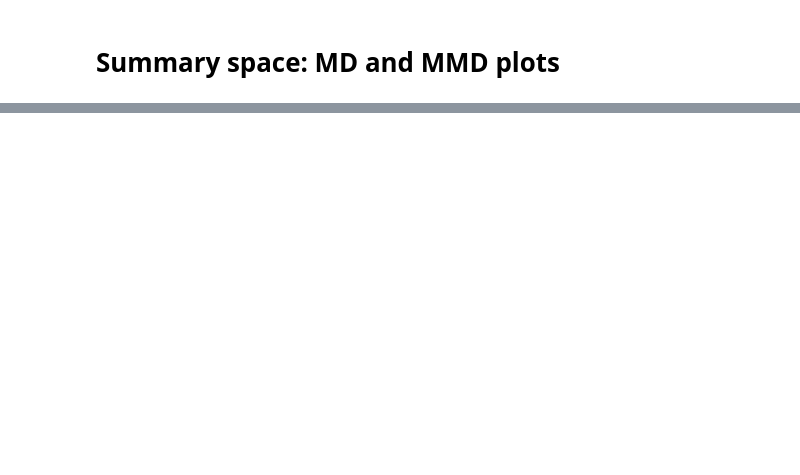
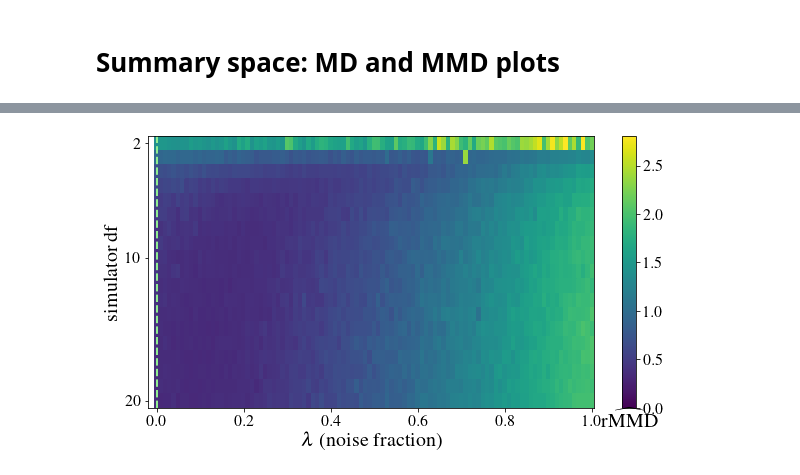
Before and after one commit to marvinschmitt/ModelMisspecificationBF, a Jupyter notebook: abf_mvn_means_full_cov.ipynb, the cells around one changed output, grey strips where cells are left out. Saved outputs shown, nothing was run; the diff lists cells and outputs as text; code cells hidden in the pictures; blank space fills up the shorter version.

```diff
--- a/abf_mvn_means_full_cov.ipynb
+++ b/abf_mvn_means_full_cov.ipynb
@@ -470,7 +474,5 @@ adversarial_diagnostics_mvn_full_cov(trainer, theta=theta, x=x,
 # %% [markdown]
 # Summary space: MD and MMD plots
-# %%
-RERUN_GRID_EXPERIMENT=False
 # %%
 lamda_0 = 5
 nu_0 = 10
@@ -529,6 +533,4 @@ plt.savefig(f"plots/abf_mvn_full_mmd_grid_prior.{FILEFORMAT}", bbox_inches="tigh
 # %%
-RERUN_GRID_EXPERIMENT = False
-
 mu_0 = 0
 Psi_0 = np.eye(D)
 lamda_0 = 5
@@ -570,30 +572,32 @@ MMD = np.load(f"data/MMD_grid_experiments/MVN_full_MMD_grid_likelihood_noise.npy
 plt.figure(figsize=(10, 5))
 plt.pcolor(lamda_list, df_list, MMD.T, shading="nearest", rasterized=True, vmin=0)
 
 plt.xlabel(r"$\lambda$ (noise fraction)")
 plt.ylabel(r"simulator df")
 
 plt.axvline(x=0.0, linestyle="--", color="lightgreen", alpha=1.00, linewidth=2)
 #plt.axhline(y=1.0, linestyle="--", color="lightgreen", alpha=1.00, linewidth=2)
 
 
 #plt.plot(0.5, 1, linewidth=10, alpha=1.0,
 #         marker="o", markersize=20, markeredgewidth=5.0, markeredgecolor="white", markerfacecolor = color_codes["Noise"]
 #        )
 #plt.plot(0, 1, linewidth=10, alpha=1.0,
 #         marker="o", markersize=20, markeredgewidth=5.0, markeredgecolor="white", markerfacecolor = color_codes["No MMS"]
 #        )
 #plt.plot(0, 10, linewidth=10, alpha=1.0,
 #         marker=MarkerStyle("o"), markersize=20, markeredgewidth=5.0, markeredgecolor="white", markerfacecolor = color_codes["Simulator"]
 #        )
 
 plt.xlim(-0.02)
 #plt.ylim(0)
 plt.yticks([2, 10, 20])
 plt.gca().invert_yaxis()
 
 
 cbar = plt.colorbar()
 cbar.ax.set_xlabel(r"$\widehat{\mathrm{rMMD}}$")
 
 plt.savefig(f"plots/abf_mvn_full_mmd_grid_likelihood_noise.{FILEFORMAT}", bbox_inches="tight", dpi=DPI)
+# %% [output]
+[figure, added]
```
Also changed, not shown: parts of 8 cells of this notebook.
